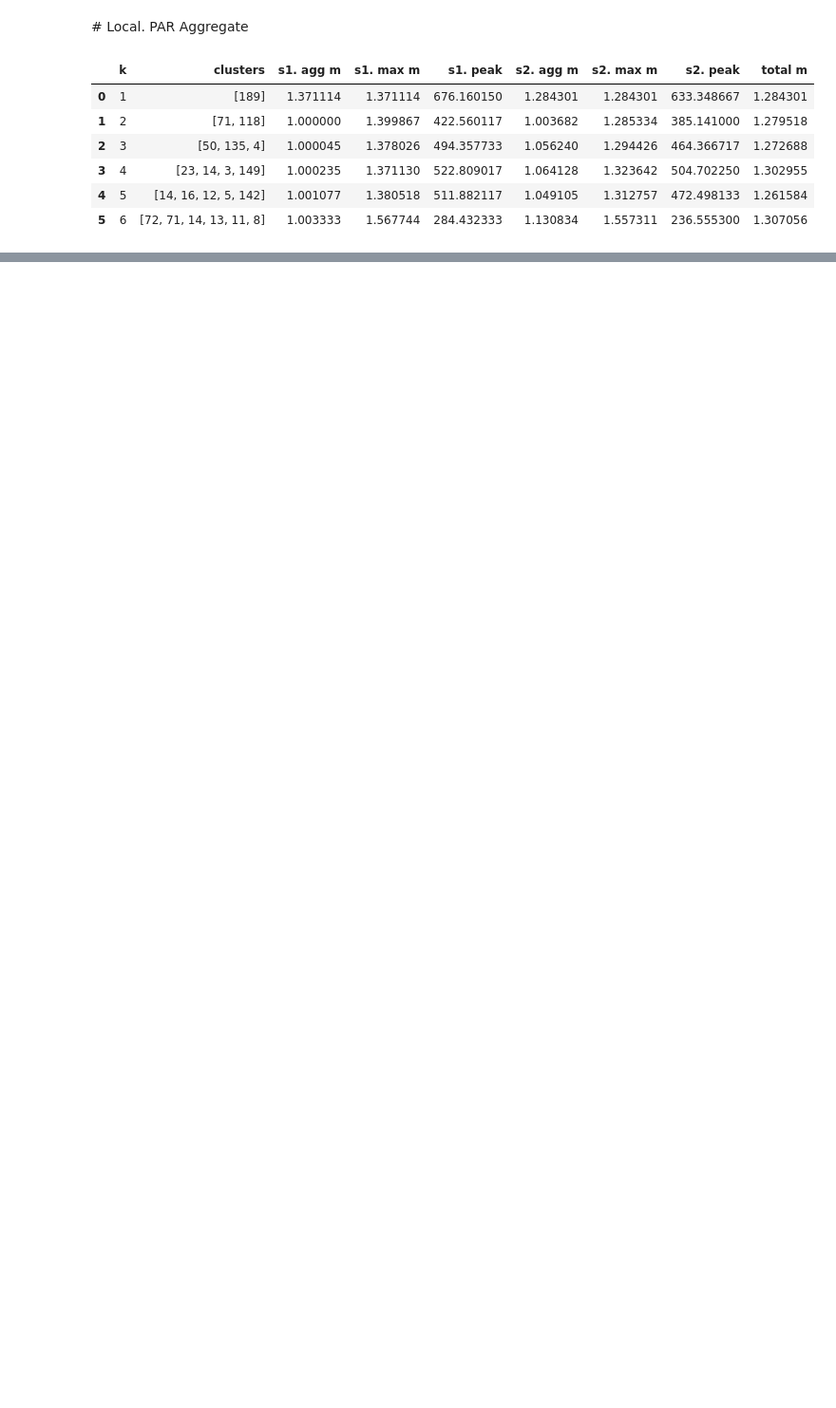
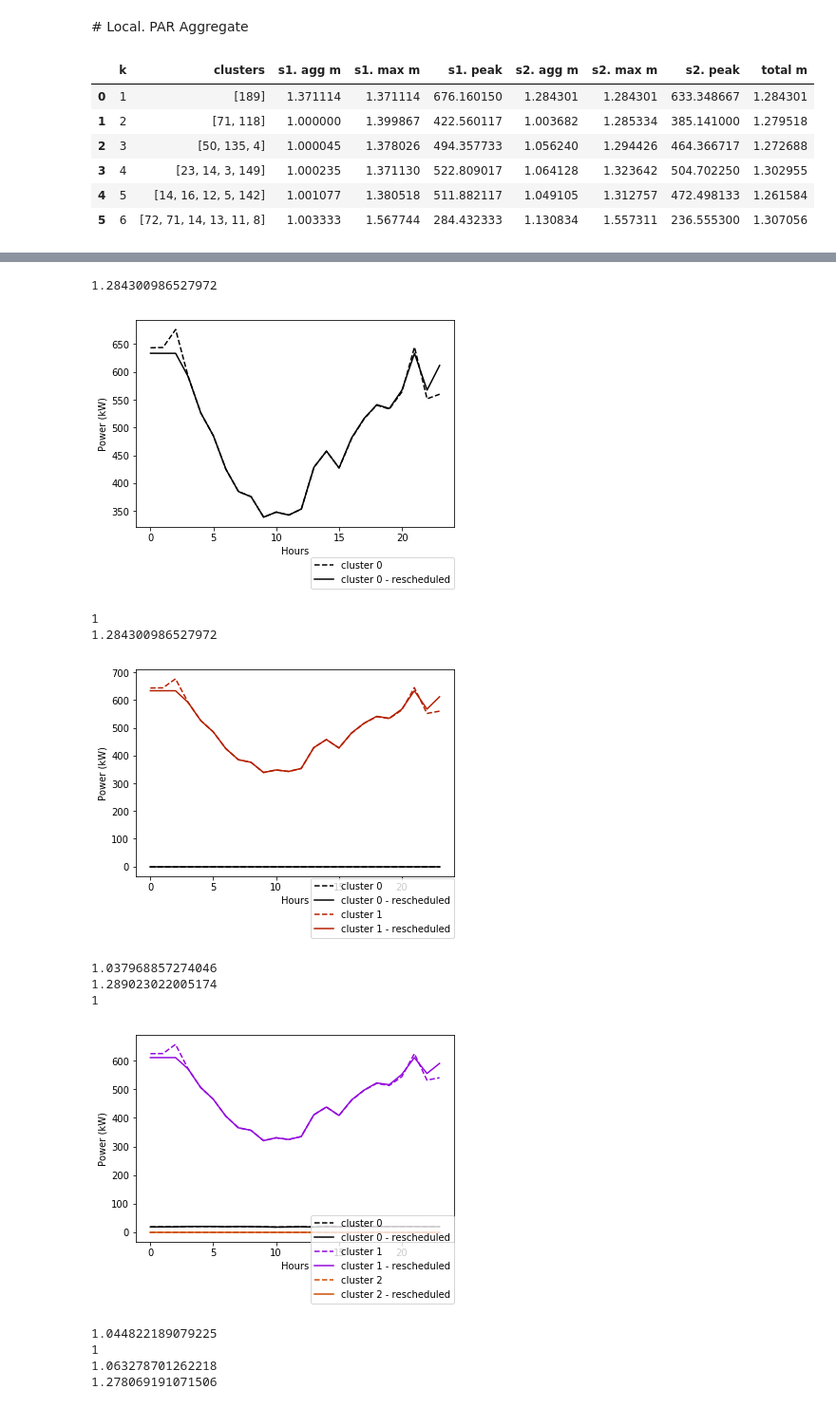
Before and after one commit to vicaba/siot-clustering-viz, a Jupyter notebook: siot-clustering.ipynb, the cells around one changed output, grey strips where cells are left out. Shown at 95% size. Drawn from its saved outputs; the diff is of its cells as text; code cells hidden in the pictures; blank space fills up the shorter version.

```diff
--- a/siot-clustering.ipynb
+++ b/siot-clustering.ipynb
@@ -163,0 +174,4 @@ plot(batch_local)
+# %%
+summaryBatch_global_average = pd.read_json("./global_average2/summaryBatch.json")
+summaryBatch_global_average = summaryBatch_global_average[["k","clusters","s1. agg m","s1. max m","s1. peak","s2. agg m","s2. max m","s2. peak","total m"]]
+batch_global_average = pd.read_json("./global_average2/batch.json")
@@ -163,0 +188,16 @@ plot(batch_local)
+# %%
+plot(batch_global_average)
+# %% [output]
+1.284300986527972
+[figure, added]
+1
+1.284300986527972
+[figure, added]
+1.037968857274046
+1.289023022005174
+1
+[figure, added]
+1.044822189079225
+1
+1.063278701262218
+1.278069191071506
```
Also changed, not shown: parts of 20 cells of this notebook, 9 other files.
